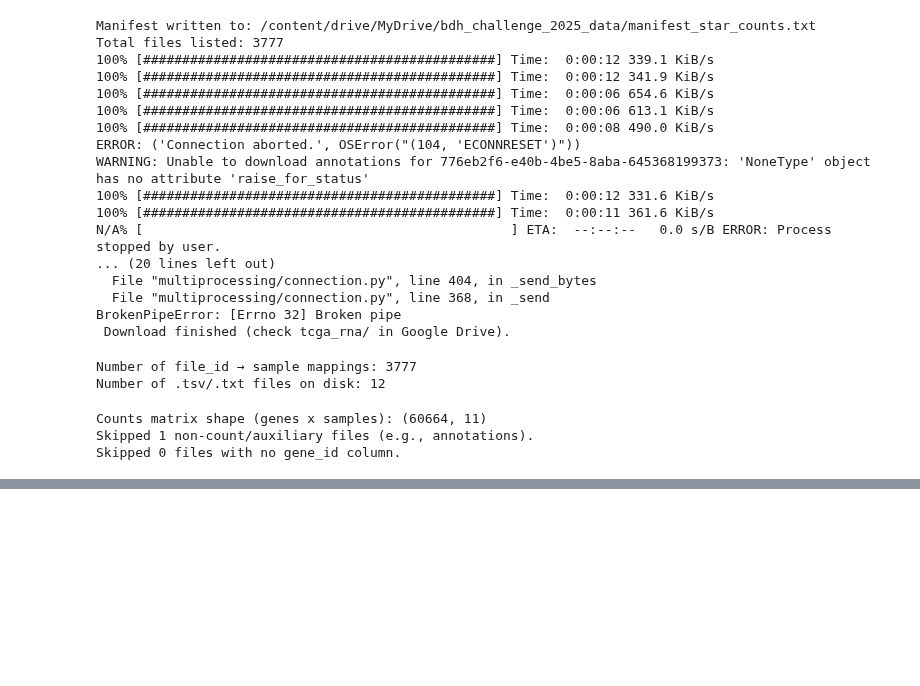
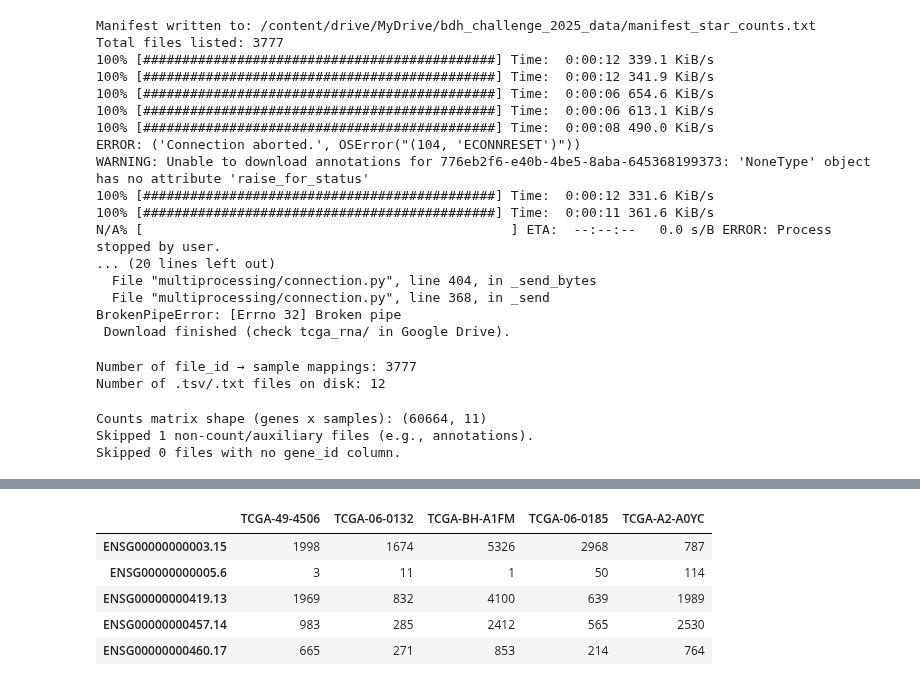
Before and after one commit to arionandrei2000/bdh_challenge_2025, a Jupyter notebook: notebooks/01_data_setup.ipynb, the cells around one changed output, grey strips where cells are left out. Cells and saved outputs as stored; diff of their text form; code cells hidden in the pictures; blank space fills up the shorter version.

```diff
--- a/notebooks/01_data_setup.ipynb
+++ b/notebooks/01_data_setup.ipynb
@@ -355,3 +355,93 @@ Number of .tsv/.txt files on disk: 12
 Counts matrix shape (genes x samples): (60664, 11)
 Skipped 1 non-count/auxiliary files (e.g., annotations).
 Skipped 0 files with no gene_id column.
+# %%
+# ============================
+# 07) BUILD STAR COUNTS MATRIX (CORRECT HEADER HANDLING)
+# ============================
+# This version:
+#  - Only processes STAR gene count files (augmented_star_gene_counts.tsv)
+#  - Reads with header row (so 'gene_id', 'gene_name', 'unstranded', ...)
+#  - Drops N_* and __* summary rows
+#  - Works with partial downloads (whatever is present in RNA_DIR)
+
+id_to_sample = dict(zip(files_df["file_id"], files_df["submitter_id"]))
+print("Number of file_id → sample mappings:", len(id_to_sample))
+
+all_files = []
+for root, dirs, files in os.walk(RNA_DIR):
+    for f in files:
+        # STAR gene count files usually contain 'rna_seq' and 'gene_counts'
+        if f.endswith(".tsv") and "rna_seq" in f and "gene_counts" in f:
+            all_files.append(os.path.join(root, f))
+
+print("Number of STAR gene count files on disk:", len(all_files))
+
+# OPTIONAL: limit for debugging
+MAX_FILES = None  # e.g. 20 for quick test; None = use all
+if MAX_FILES is not None:
+    all_files = all_files[:MAX_FILES]
+    print(f"Using only first {len(all_files)} files.")
+
+gene_index = None
+matrix = {}
+skipped = []
+
+for fpath in tqdm(all_files):
+    fname = os.path.basename(fpath)
+
+    # Folder name created by gdc-client is the file_id
+    file_id = os.path.basename(os.path.dirname(fpath))
+    sample = id_to_sample.get(file_id)
+    if sample is None:
+        skipped.append((fname, "no sample mapping"))
+        continue
+
+    # Read with header row, ignore comment lines starting with '#'
+    df = pd.read_csv(fpath, sep="\t", comment="#")
+
+    # We expect 'gene_id' column; some formats may use 'Geneid' etc. — handle both
+    if "gene_id" in df.columns:
+        gene_col = "gene_id"
+    elif "Geneid" in df.columns:
+        gene_col = "Geneid"
+    else:
+        skipped.append((fname, f"no gene_id column, cols = {df.columns.tolist()}"))
+        continue
+
+    # Choose main count column
+    if "unstranded" in df.columns:
+        counts_col = "unstranded"
+    else:
+        # pick the first numeric column that is not gene_id/gene_name
+        candidate_cols = [c for c in df.columns if c not in [gene_col, "gene_name"]]
+        if not candidate_cols:
+            skipped.append((fname, "no suitable count column"))
+            continue
+        counts_col = candidate_cols[0]
+
+    # Drop summary rows: N_unmapped, N_multimapping, N_noFeature, N_ambiguous, and __* rows
+    df = df[~df[gene_col].astype(str).str.startswith("N_")]
+    df = df[~df[gene_col].astype(str).str.startswith("__")]
+    df = df.reset_index(drop=True)
+
+    # Initialize or check gene ordering
+    if gene_index is None:
+        gene_index = df[gene_col].values
+    else:
+        if not np.array_equal(gene_index, df[gene_col].values):
+            raise ValueError(f"Gene order mismatch in file: {fpath}")
+
+    # Extract counts
+    counts = pd.to_numeric(df[counts_col], errors="raise").values
+    matrix[sample] = counts
+
+expr_counts = pd.DataFrame(matrix, index=gene_index)
+
+print("Counts matrix shape (genes x samples):", expr_counts.shape)
+display(expr_counts.iloc[:5, :5])
+
+print("Skipped files:", len(skipped))
+if skipped:
+    print(skipped[:5])
+# %% [output]
@@ -357,0 +451,6 @@ Skipped 0 files with no gene_id column.
+|  | TCGA-49-4506 | TCGA-06-0132 | TCGA-BH-A1FM | TCGA-06-0185 | TCGA-A2-A0YC |
+| ENSG00000000003.15 | 1998 | 1674 | 5326 | 2968 | 787 |
+| ENSG00000000005.6 | 3 | 11 | 1 | 50 | 114 |
+| ENSG00000000419.13 | 1969 | 832 | 4100 | 639 | 1989 |
+| ENSG00000000457.14 | 983 | 285 | 2412 | 565 | 2530 |
+| ENSG00000000460.17 | 665 | 271 | 853 | 214 | 764 |
```
Also changed, not shown: parts of 1 cell of this notebook.
